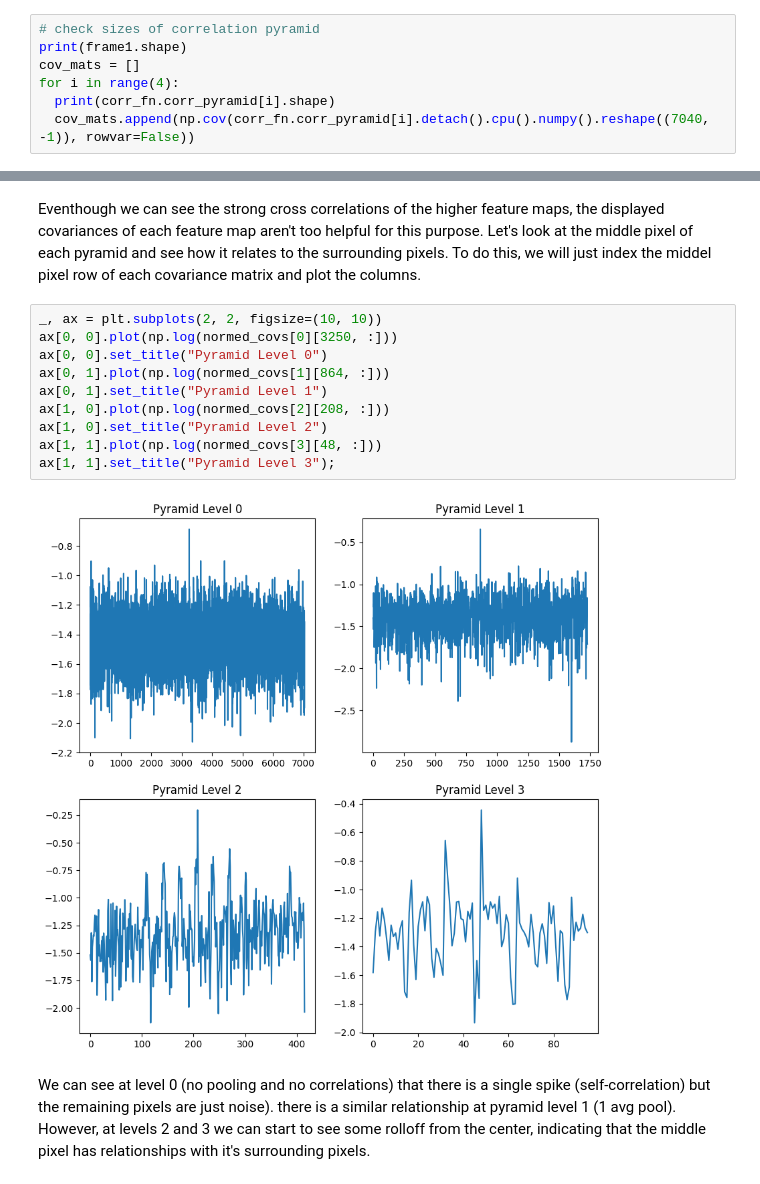
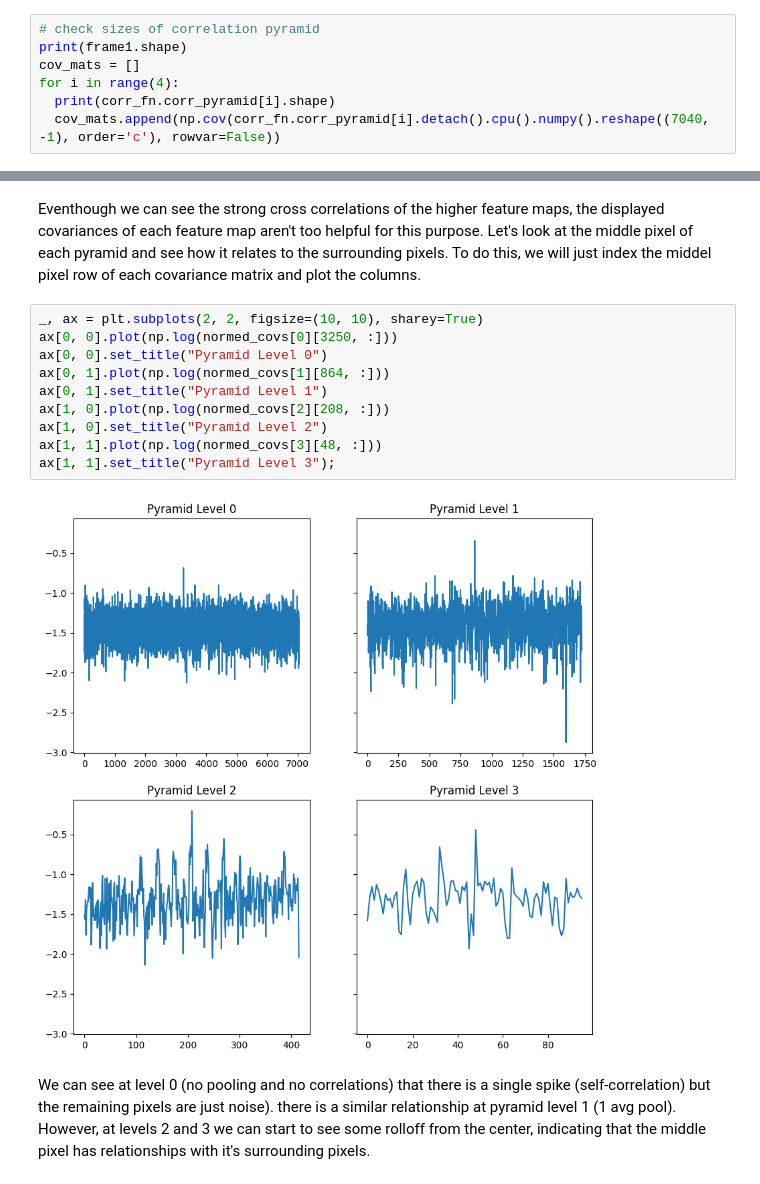
Before and after one commit to itberrios/CV_projects, a Jupyter notebook: RAFT/RAFT_deep_dive.ipynb, the cells around one changed output, grey strips where cells are left out. Drawn from its saved outputs; the diff is of its cells as text.

```diff
--- a/RAFT/RAFT_deep_dive.ipynb
+++ b/RAFT/RAFT_deep_dive.ipynb
@@ -174,7 +203,7 @@ print(frame1.shape)
 cov_mats = []
 for i in range(4):
   print(corr_fn.corr_pyramid[i].shape)
-  cov_mats.append(np.cov(corr_fn.corr_pyramid[i].detach().cpu().numpy().reshape((7040, -1)), rowvar=False))
+  cov_mats.append(np.cov(corr_fn.corr_pyramid[i].detach().cpu().numpy().reshape((7040, -1), order='c'), rowvar=False))
 # %% [output]
 torch.Size([1, 3, 440, 1024])
 torch.Size([7040, 1, 55, 128])
@@ -209,16 +238,16 @@ ax[1, 1].set_title("Pyramid Level 3");
 # %% [markdown]
 Eventhough we can see the strong cross correlations of the higher feature maps, the displayed covariances of each feature map aren't too helpful for this purpose. Let's look at the middle pixel of each pyramid and see how it relates to the surrounding pixels. To do this, we will just index the middel pixel row of each covariance matrix and plot the columns.
 # %%
-_, ax = plt.subplots(2, 2, figsize=(10, 10))
+_, ax = plt.subplots(2, 2, figsize=(10, 10), sharey=True)
 ax[0, 0].plot(np.log(normed_covs[0][3250, :]))
 ax[0, 0].set_title("Pyramid Level 0")
 ax[0, 1].plot(np.log(normed_covs[1][864, :]))
 ax[0, 1].set_title("Pyramid Level 1")
 ax[1, 0].plot(np.log(normed_covs[2][208, :]))
 ax[1, 0].set_title("Pyramid Level 2")
 ax[1, 1].plot(np.log(normed_covs[3][48, :]))
 ax[1, 1].set_title("Pyramid Level 3");
 # %% [output]
-[figure, old version]
+[figure, new version]
 # %% [markdown]
 We can see at level 0 (no pooling and no correlations) that there is a single spike (self-correlation) but the remaining pixels are just noise). there is a similar relationship at pyramid level 1 (1 avg pool). However, at levels 2 and 3 we can start to see some rolloff from the center, indicating that the middle pixel has relationships with it's surrounding pixels.
```
Also changed, not shown: parts of 32 cells of this notebook.
